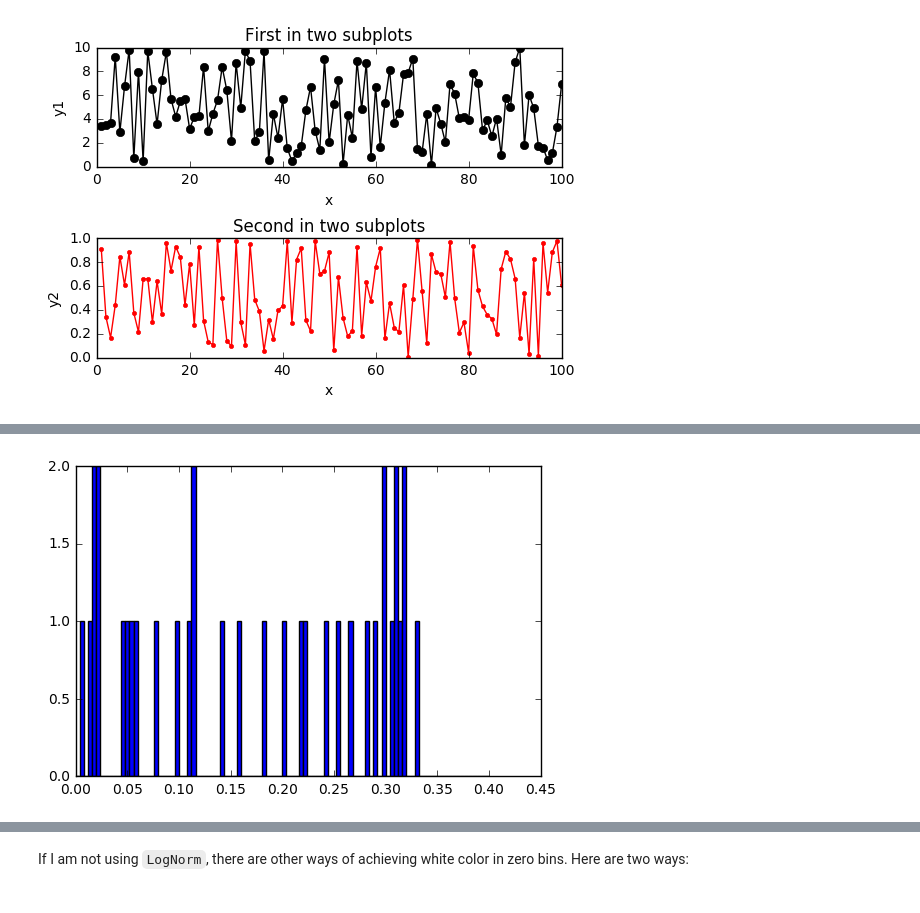
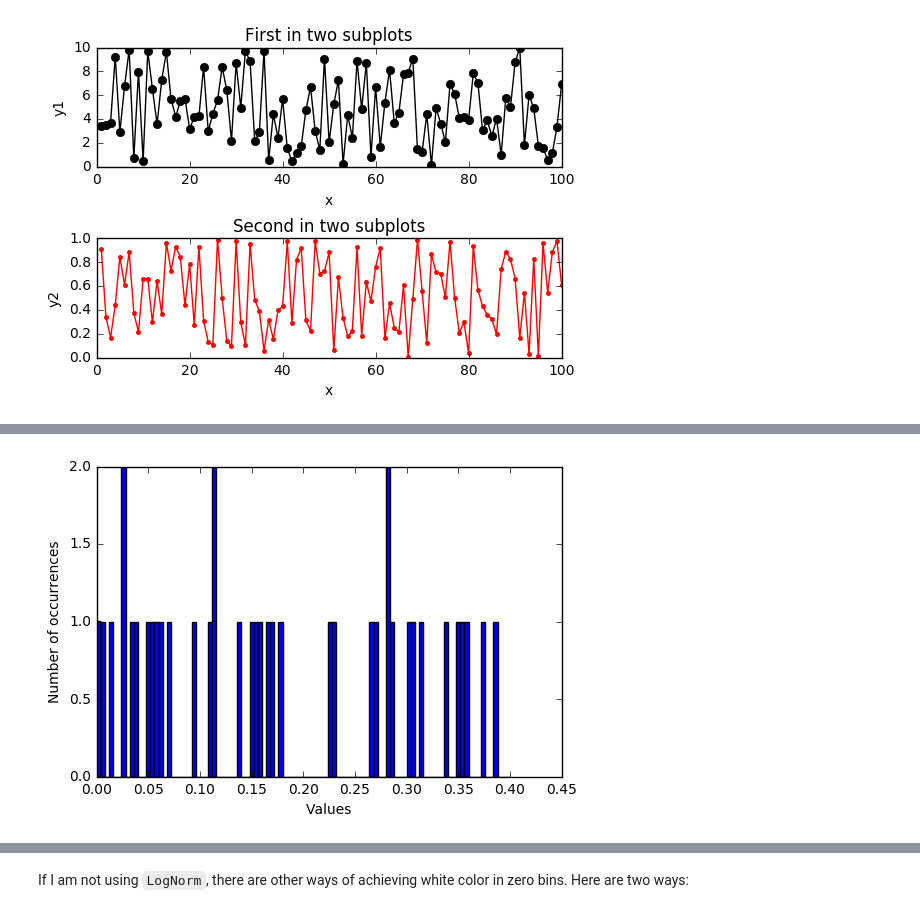
Before and after one commit to pfschus/python-tutorial-plotting, a Jupyter notebook: python_plotting_cheat_sheet.ipynb, the cells around one changed output, grey strips where cells are left out. Saved outputs shown, nothing was run; the diff lists cells and outputs as text; code cells hidden in the pictures.

```diff
--- a/python_plotting_cheat_sheet.ipynb
+++ b/python_plotting_cheat_sheet.ipynb
@@ -274,8 +276,10 @@ plt.show()
 # %%
 N = 100;
 y = np.random.rand(N)
 
 plt.hist(y,bins=100,range=[0,0.4])
+plt.xlabel('Values')
+plt.ylabel('Number of occurrences')
 plt.show()
 # %% [output]
-[figure, old version]
+[figure, new version]
```
Also changed, not shown: parts of 13 cells of this notebook.
